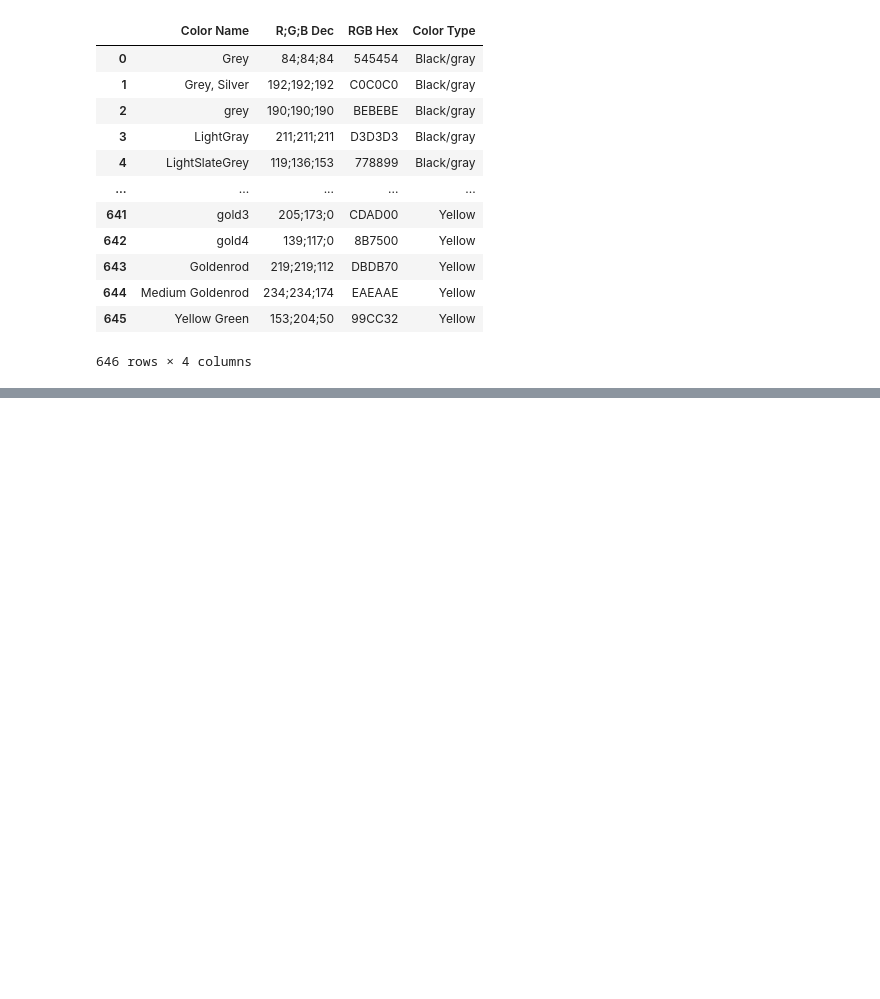
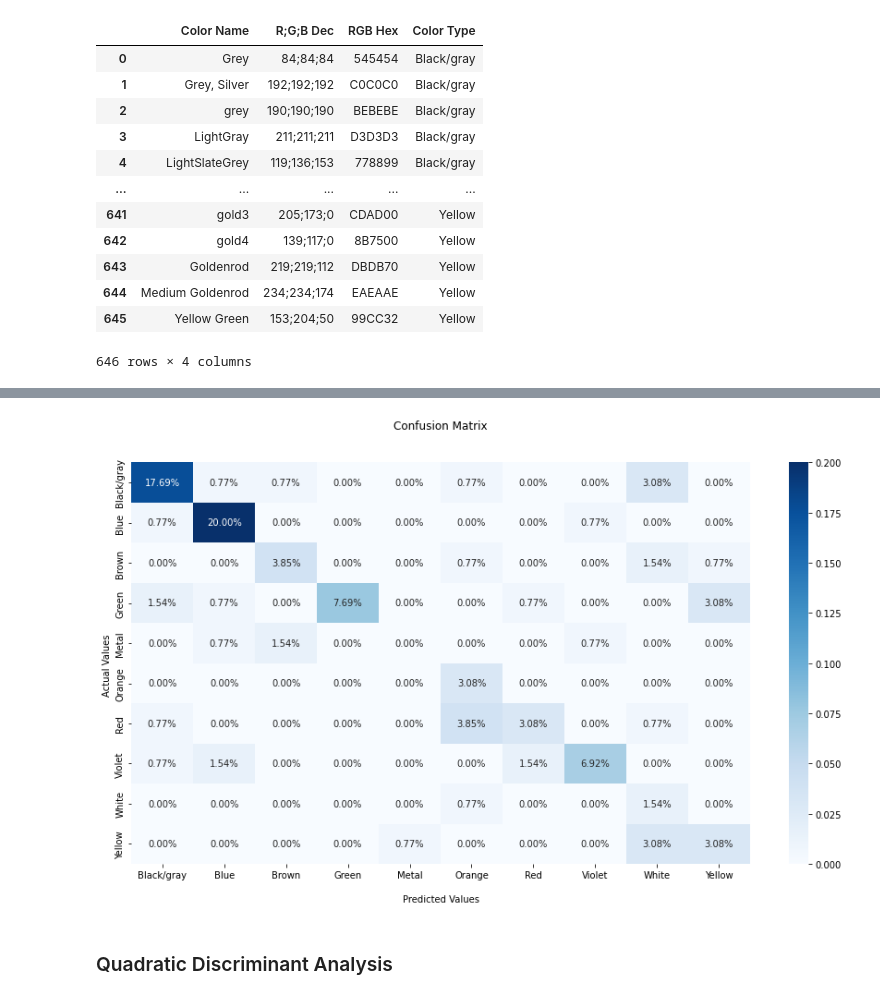
Before and after one commit to Gaboelc/Color-classifier, a Jupyter notebook: data_classification.ipynb, the cells around one changed output, grey strips where cells are left out. Saved outputs shown, nothing was run; the diff lists cells and outputs as text; code cells hidden in the pictures; blank space fills up the shorter version.

```diff
--- a/data_classification.ipynb
+++ b/data_classification.ipynb
@@ -45,0 +117,9 @@ df
+# %%
+score = round(clf.score(data_test, target_test)*100, 2)
+target_pred = clf.predict(data_test)
+
+cf_matrix = confusion_matrix(target_test, target_pred)
+
+labels = [0,1,2,3,4,5,6,7,8,9]
+
+print(classification_report(target_test.to_list(), target_pred, labels=labels))
@@ -45,0 +143,20 @@ df
+# %%
+plt.figure(figsize=(15,8))
+
+ax = sns.heatmap(cf_matrix/np.sum(cf_matrix), annot=True, fmt='.2%', cmap='Blues')
+
+ax.set_title('Confusion Matrix\n\n')
+
+ax.set_xlabel('\nPredicted Values')
+ax.set_ylabel('Actual Values ')
+
+ticklabels = ['Black/gray', 'Blue', 'Brown', 'Green', 'Metal', 'Orange', 'Red',
+              'Violet', 'White', 'Yellow']
+ax.xaxis.set_ticklabels(ticklabels)
+ax.yaxis.set_ticklabels(ticklabels)
+
+plt.show()
+# %% [output]
+[figure, added]
+# %% [markdown]
+### Quadratic Discriminant Analysis
```
Also changed, not shown: parts of 13 cells of this notebook, 1 other file.
